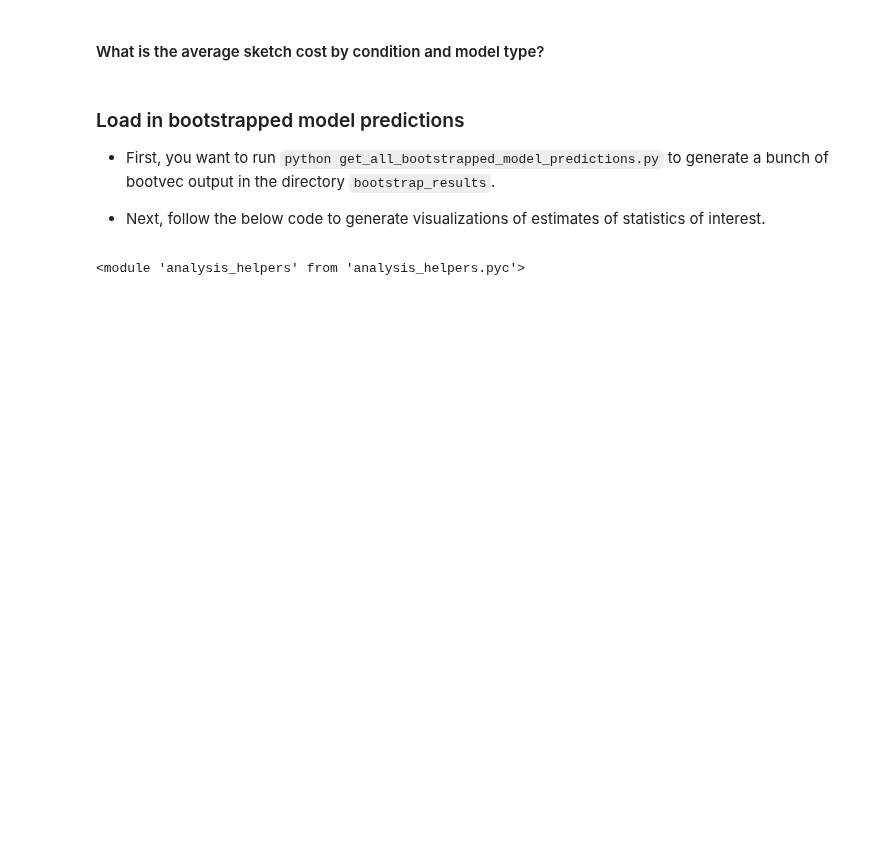
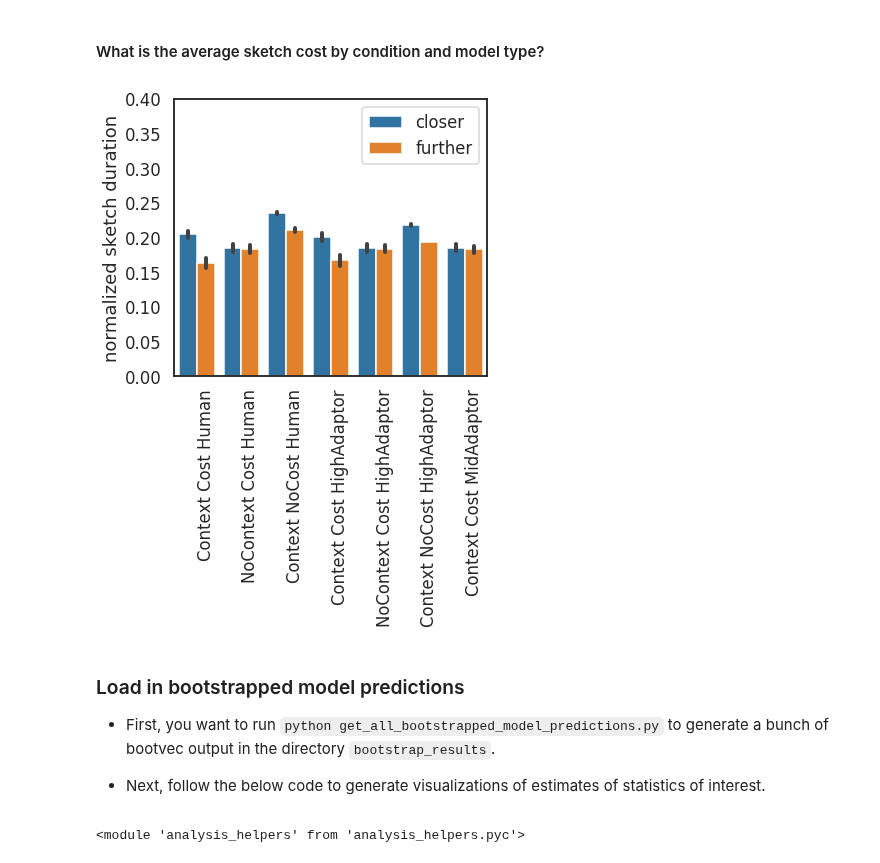
Before and after one commit to judithfan/visual_communication_in_context, a Jupyter notebook: analysis/model_comparison_2.ipynb, the cells around one changed output. Drawn from its saved outputs; the diff is of its cells as text; code cells hidden in the pictures; blank space fills up the shorter version.

```diff
--- a/analysis/model_comparison_2.ipynb
+++ b/analysis/model_comparison_2.ipynb
@@ -224,27 +229,29 @@ split_type = 'balancedavg1'
 # %%
 import analysis_helpers as h
 reload(h)
-HU,MU,M0U,M1U,M2U = h.get_avg_cost_all_models(P, split_type=split_type)
+HU,H0U,H1U,MU,M0U,M1U,M2U = h.get_avg_cost_all_models(P, split_type=split_type)
 # %%
 sns.set_context('talk')
 fig = plt.figure(figsize=(6,8))
 ax = fig.add_subplot(111)
-U = pd.concat([HU,MU,M0U,M1U,M2U],axis=0)
+U = pd.concat([HU,H0U,H1U,MU,M0U,M1U,M2U],axis=0)
 sns.barplot(data=U,
             x='adaptor',
             y='cost',
             hue='condition',
             ci='sd',
-            order=['human_combined_cost','multimodal_fc6_combined_cost',
+            order=['human_combined_cost','human_S0_cost','human_combined_nocost','multimodal_fc6_combined_cost',
                    'multimodal_fc6_S0_cost','multimodal_fc6_combined_nocost','multimodal_conv42_combined_cost'])
 plt.ylabel('normalized sketch duration')
 plt.ylim([0,0.4])
-xticklabels=['Context Cost Human','Context Cost HighAdaptor',
+xticklabels=['Context Cost Human','NoContext Cost Human','Context NoCost Human','Context Cost HighAdaptor',
              'NoContext Cost HighAdaptor','Context NoCost HighAdaptor', 'Context Cost MidAdaptor']
 plt.xlabel('')
 l = ax.set_xticklabels(xticklabels, rotation = 90, ha="left")
 plt.legend(bbox_to_anchor=(1., 1.))
 plt.tight_layout()
+# %% [output]
+[figure, added]
 # %% [markdown]
 ### Load in bootstrapped model predictions
 
```
Also changed, not shown: parts of 14 cells of this notebook, 1 other file.
